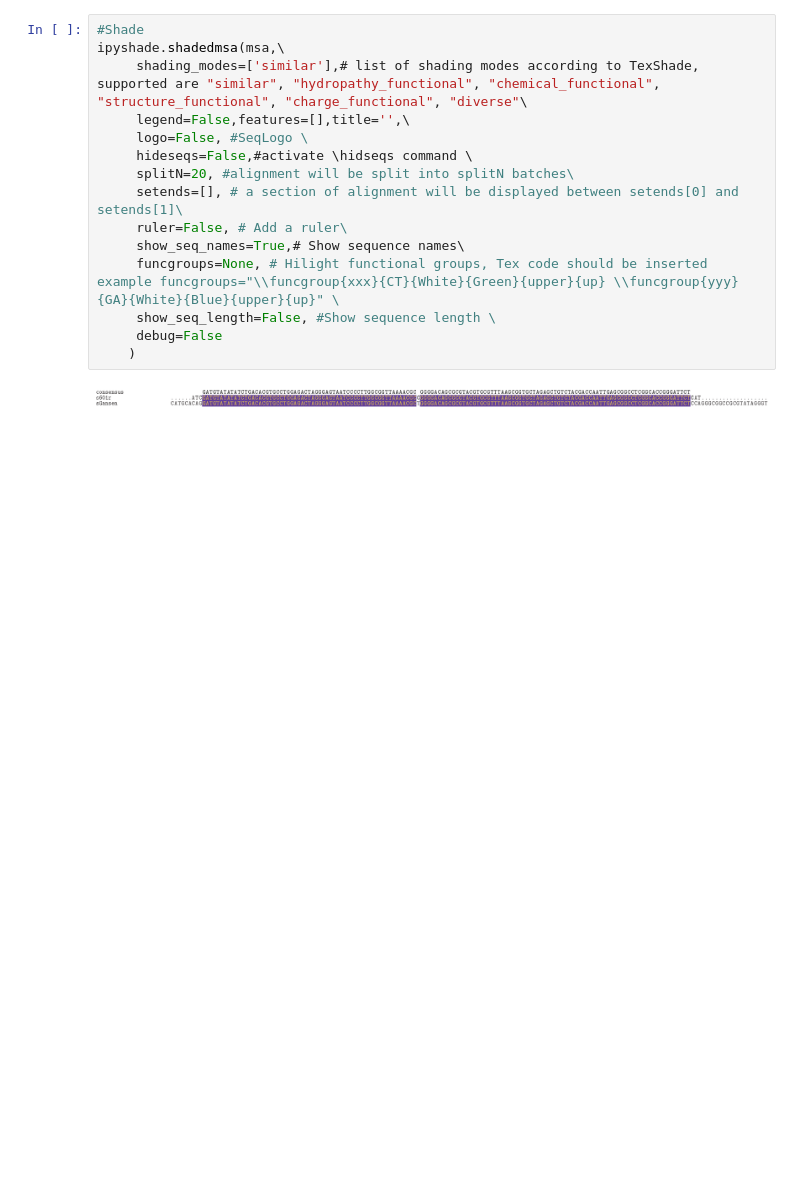
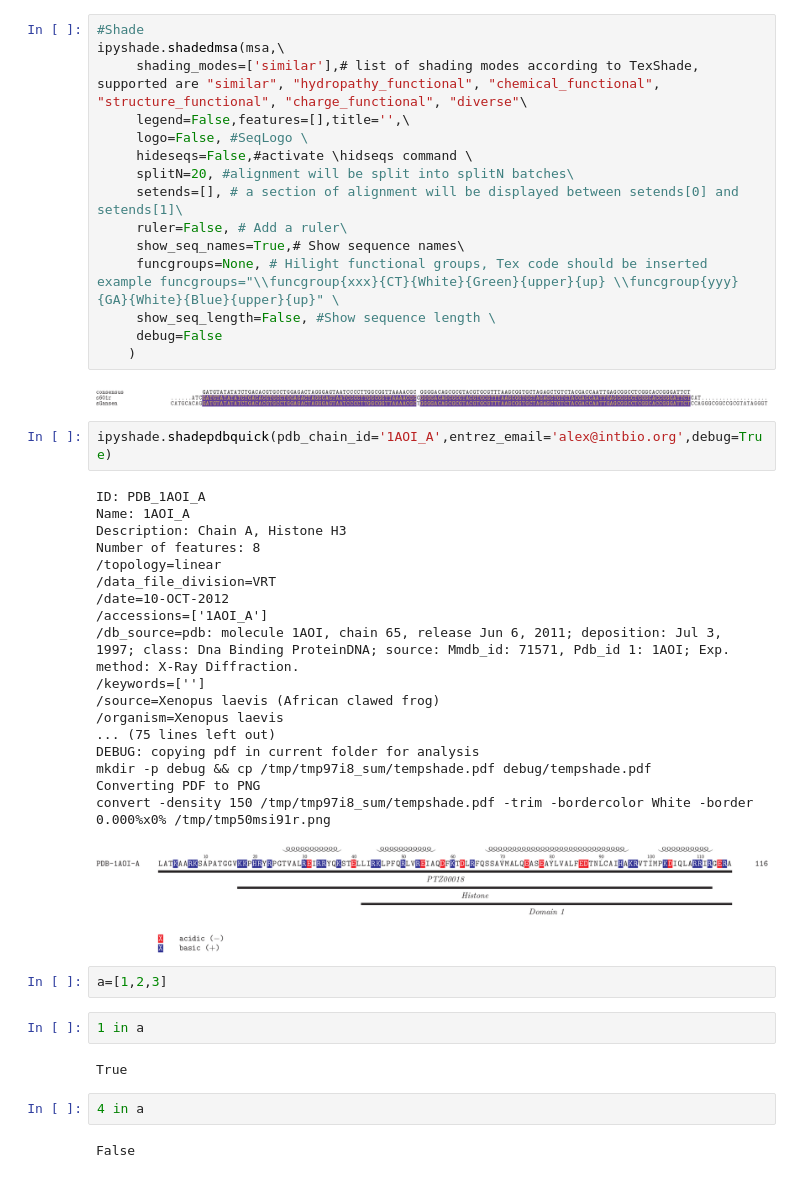
Before and after one commit to intbio/pytexshade, a Jupyter notebook: development.ipynb, the cells around one changed output. Drawn from its saved outputs; the diff is of its cells as text; blank space fills up the shorter version.

```diff
--- a/development.ipynb
+++ b/development.ipynb
@@ -233,3 +243,34 @@ ipyshade.shadedmsa(msa,\
     )
 # %% [output]
 [figure]
+# %%
+ipyshade.shadepdbquick(pdb_chain_id='1AOI_A',entrez_email='alex@intbio.org',debug=True)
+# %% [output]
+ID: PDB_1AOI_A
+Name: 1AOI_A
+Description: Chain A, Histone H3
+Number of features: 8
+/topology=linear
+/data_file_division=VRT
+/date=10-OCT-2012
+/accessions=['1AOI_A']
+/db_source=pdb: molecule 1AOI, chain 65, release Jun 6, 2011; deposition: Jul 3, 1997; class: Dna Binding ProteinDNA; source: Mmdb_id: 71571, Pdb_id 1: 1AOI; Exp. method: X-Ray Diffraction.
+/keywords=['']
+/source=Xenopus laevis (African clawed frog)
+/organism=Xenopus laevis
+... (75 lines left out)
+DEBUG: copying pdf in current folder for analysis
+mkdir -p debug && cp /tmp/tmp97i8_sum/tempshade.pdf debug/tempshade.pdf
+Converting PDF to PNG
+convert -density 150 /tmp/tmp97i8_sum/tempshade.pdf -trim -bordercolor White -border 0.000%x0% /tmp/tmp50msi91r.png
+[figure, added]
+# %%
+a=[1,2,3]
+# %%
+1 in a
+# %% [output]
+True
+# %%
+4 in a
+# %% [output]
+False
```
Also changed, not shown: parts of 4 cells of this notebook, 3 other files.
